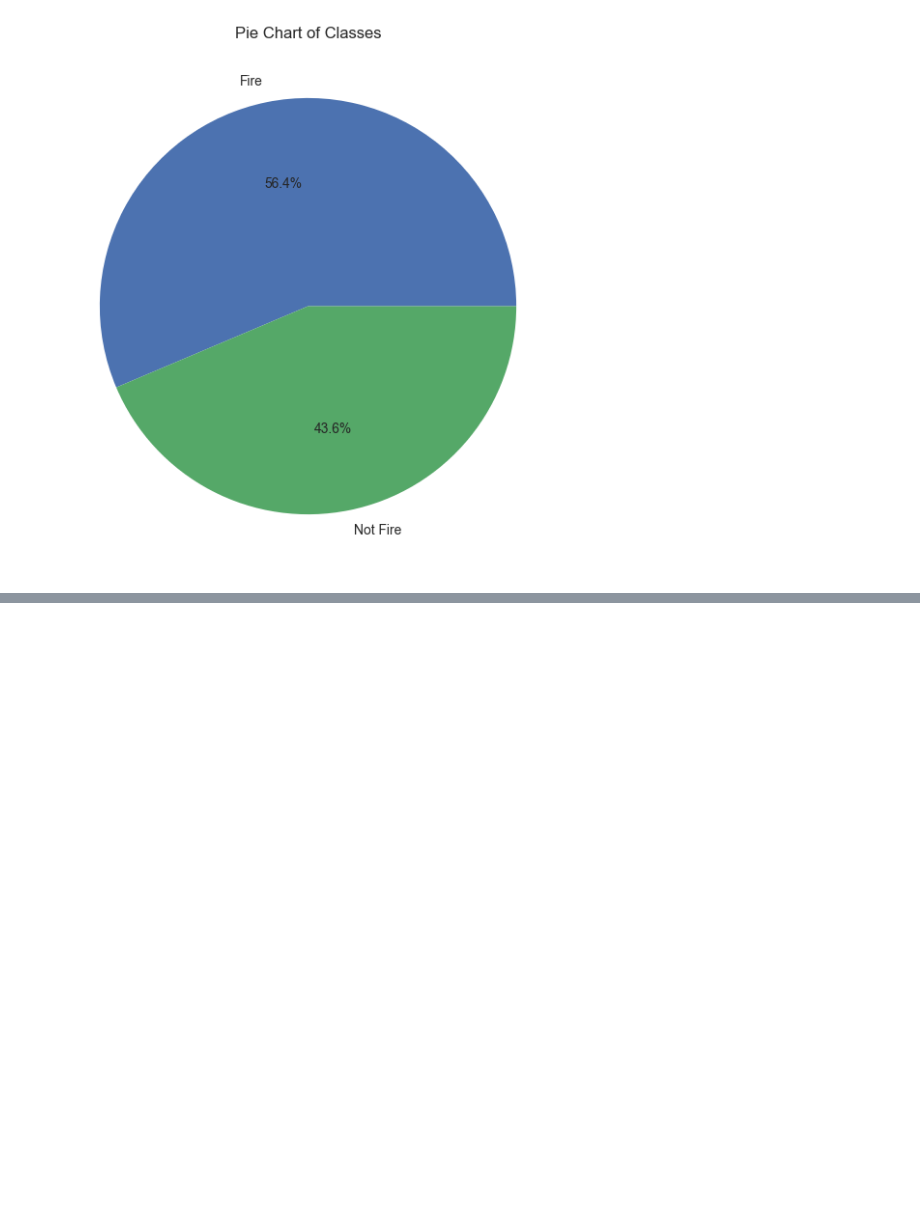
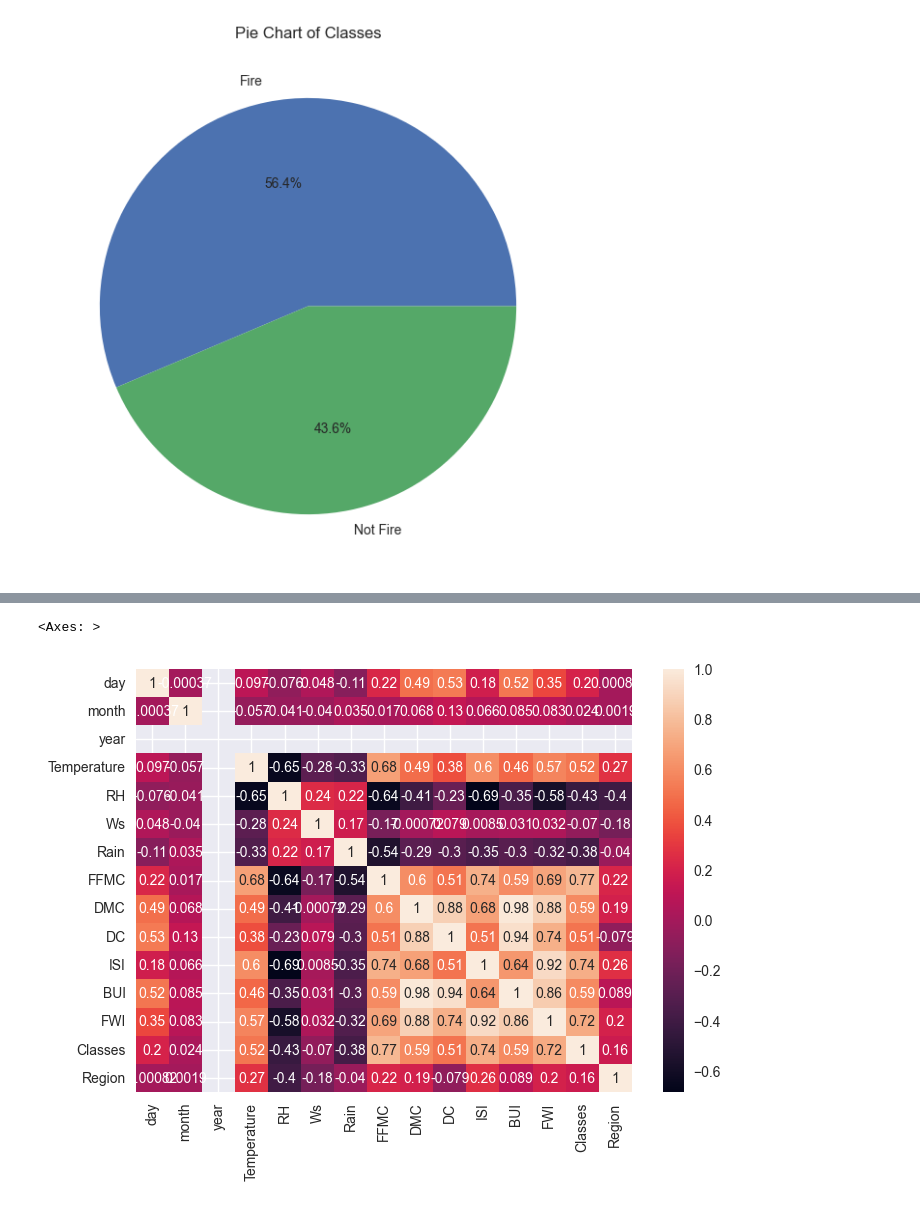
Before and after one commit to kunalkaushik1982/ml-regression, a Jupyter notebook: ridge_lasso_regression.ipynb, the cells around one changed output, grey strips where cells are left out. Cells and saved outputs as stored; diff of their text form; code cells hidden in the pictures; blank space fills up the shorter version.

```diff
--- a/ridge_lasso_regression.ipynb
+++ b/ridge_lasso_regression.ipynb
@@ -309,3 +322,5 @@ df_copy.head()
+# %%
+df['Classes']=np.where(df['Classes'].str.contains('not fire'),0,1)
 # %%
 ##Categories into classes
 df_copy['Classes'].value_counts()
@@ -372,0 +435,5 @@ plt.show()
+# %%
+sns.heatmap(df.corr(),annot=True)
+# %% [output]
+<Axes: >
+[figure, added]
```
Also changed, not shown: parts of 10 cells of this notebook.
